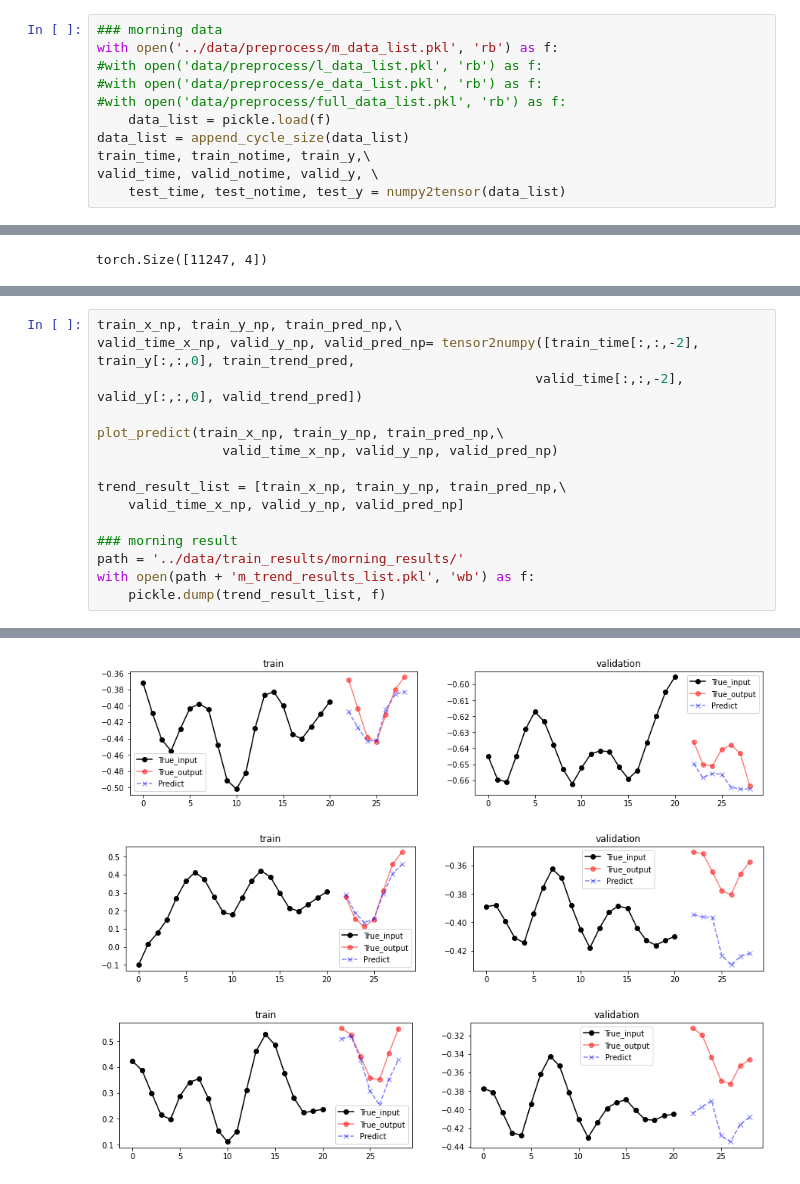
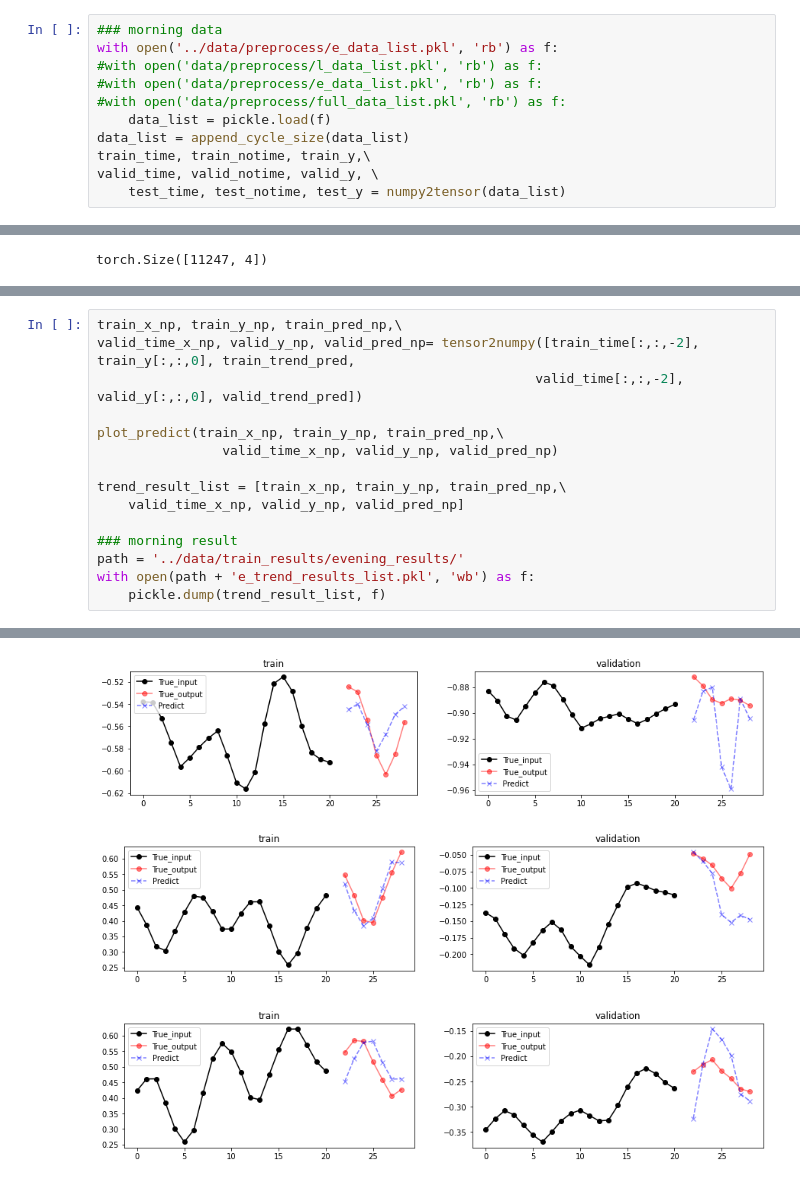
Before and after one commit to deagwon97/fp-ts, a Jupyter notebook: train_evening/train_trend.ipynb, the cells around one changed output, grey strips where cells are left out. Cells and saved outputs as stored; diff of their text form.

```diff
--- a/train_evening/train_trend.ipynb
+++ b/train_evening/train_trend.ipynb
@@ -36,7 +36,7 @@ from utils.train_utils import *
 from models.model_trend.trend_lstm import LSTMModel_trend
 # %%
 ### morning data
-with open('../data/preprocess/m_data_list.pkl', 'rb') as f:
+with open('../data/preprocess/e_data_list.pkl', 'rb') as f:
 #with open('data/preprocess/l_data_list.pkl', 'rb') as f:
 #with open('data/preprocess/e_data_list.pkl', 'rb') as f:
 #with open('data/preprocess/full_data_list.pkl', 'rb') as f:
@@ -197,7 +144,7 @@ trend_result_list = [train_x_np, train_y_np, train_pred_np,\
     valid_time_x_np, valid_y_np, valid_pred_np]
 
 ### morning result
-path = '../data/train_results/morning_results/'
-with open(path + 'm_trend_results_list.pkl', 'wb') as f:
+path = '../data/train_results/evening_results/'
+with open(path + 'e_trend_results_list.pkl', 'wb') as f:
     pickle.dump(trend_result_list, f)
 # %% [output]
@@ -211,3 +158,3 @@ with open(path + 'm_trend_results_list.pkl', 'wb') as f:
-[figure, old version]
+[figure, new version]
-[figure, old version]
+[figure, new version]
-[figure, old version]
+[figure, new version]
```
Also changed, not shown: parts of 6 cells of this notebook, 6 other files.
